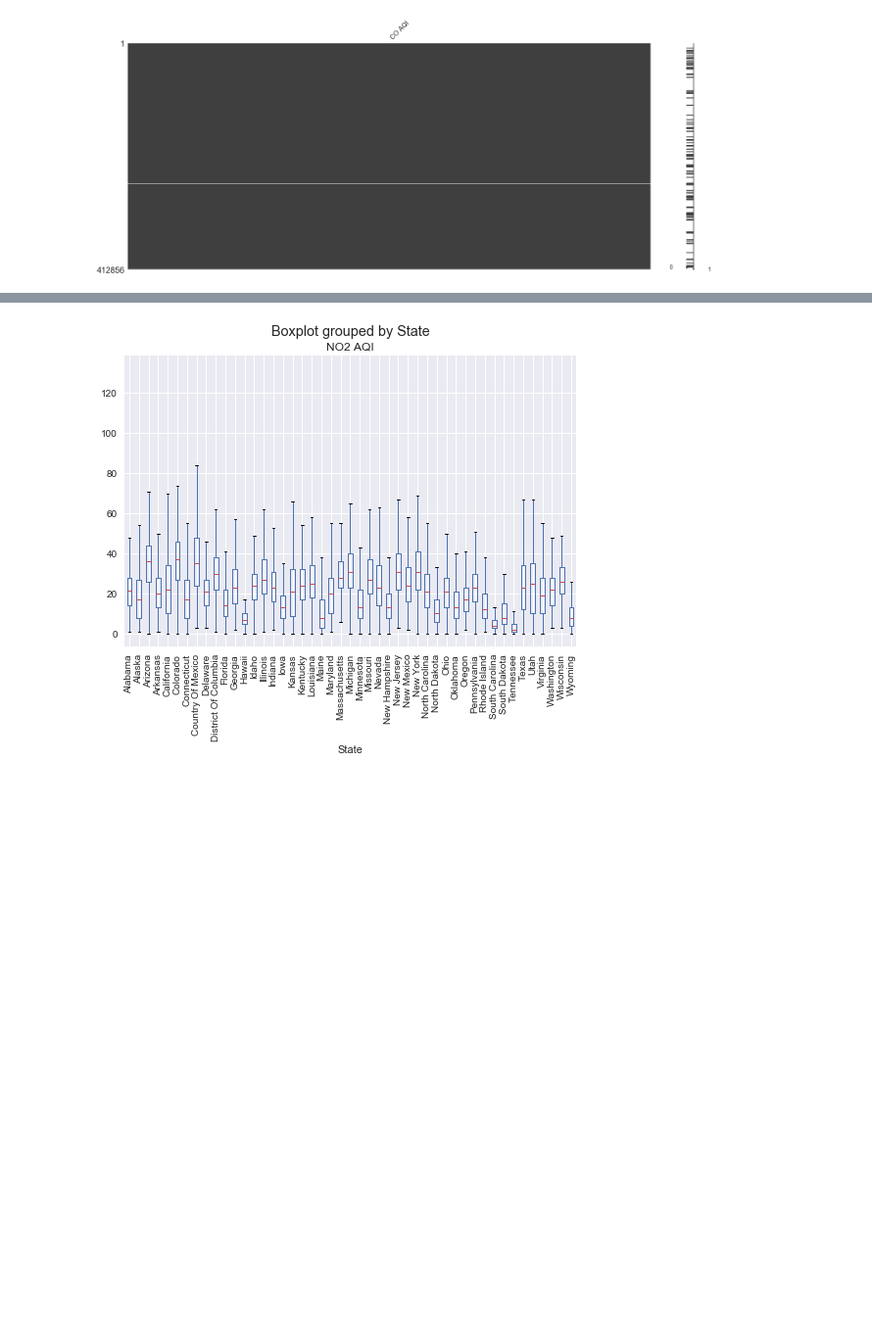
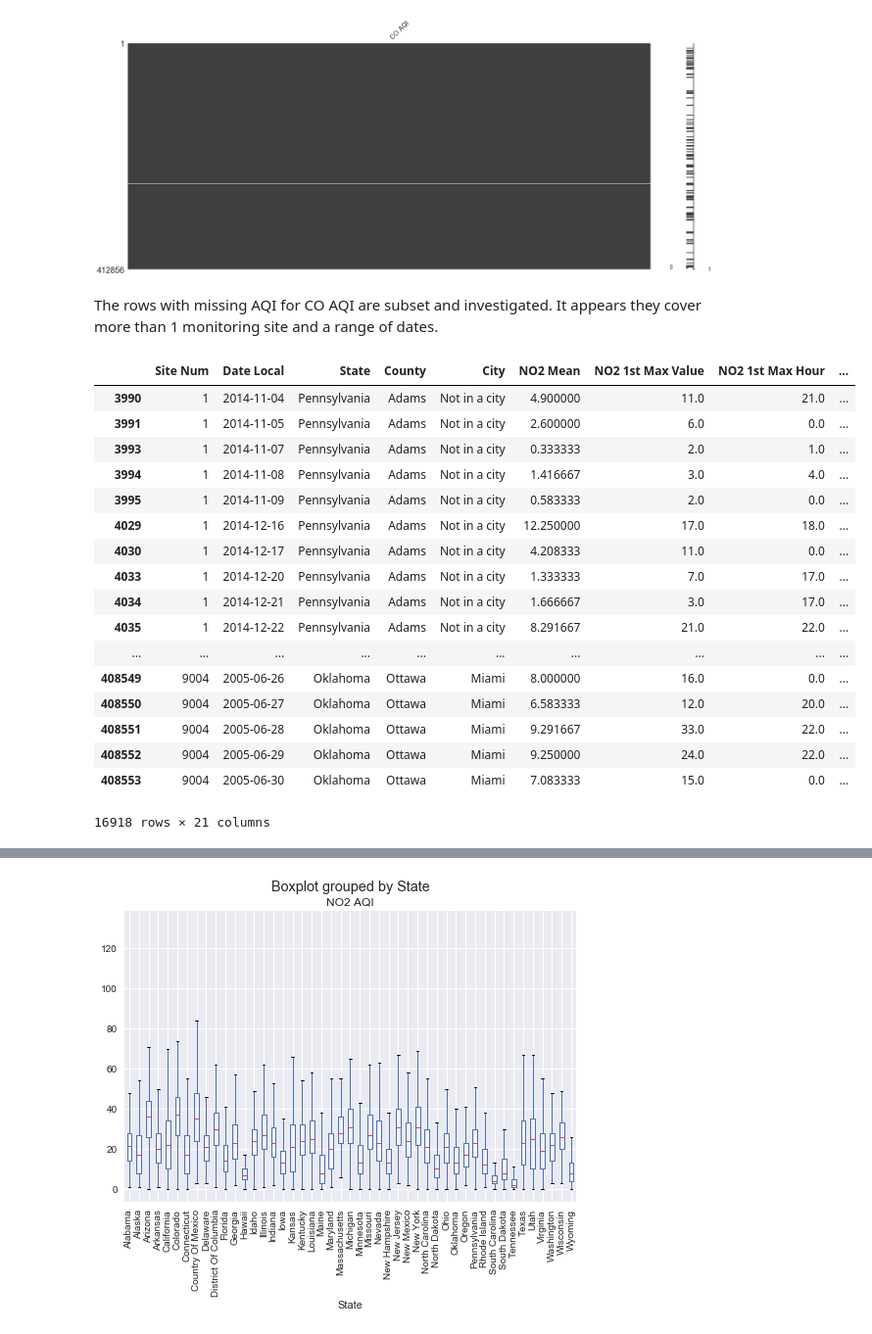
Before and after one commit to bouncebarkrun/Springboard-Data-Science-Career-Track, a Jupyter notebook: 1st Capstone Project/Capstone 1 Data Wrangling.ipynb, the cells around one changed output, grey strips where cells are left out. Shown: that part at 98% size. Drawn from its saved outputs; the diff is of its cells as text; code cells hidden in the pictures; blank space fills up the shorter version.

```diff
--- a/1st Capstone Project/Capstone 1 Data Wrangling.ipynb
+++ b/1st Capstone Project/Capstone 1 Data Wrangling.ipynb
@@ -129,0 +108,2 @@ dtype: bool
+# %%
+pollution['Date Local'] = pd.to_datetime(pollution['Date Local'])
@@ -142,0 +169,24 @@ mn.matrix(pollution[['CO AQI']])
+# %% [markdown]
+The rows with missing AQI for CO AQI are subset and investigated.  It appears they cover more than 1 monitoring site and a range of dates.
+# %%
+missing = pollution[pollution['CO AQI'] == 0]
+missing
+# %% [output]
+|  | Site Num | Date Local | State | County | City | NO2 Mean | NO2 1st Max Value | NO2 1st Max Hour | ... |
+| 3990 | 1 | 2014-11-04 | Pennsylvania | Adams | Not in a city | 4.900000 | 11.0 | 21.0 | ... |
+| 3991 | 1 | 2014-11-05 | Pennsylvania | Adams | Not in a city | 2.600000 | 6.0 | 0.0 | ... |
+| 3993 | 1 | 2014-11-07 | Pennsylvania | Adams | Not in a city | 0.333333 | 2.0 | 1.0 | ... |
+| 3994 | 1 | 2014-11-08 | Pennsylvania | Adams | Not in a city | 1.416667 | 3.0 | 4.0 | ... |
+| 3995 | 1 | 2014-11-09 | Pennsylvania | Adams | Not in a city | 0.583333 | 2.0 | 0.0 | ... |
+| 4029 | 1 | 2014-12-16 | Pennsylvania | Adams | Not in a city | 12.250000 | 17.0 | 18.0 | ... |
+| 4030 | 1 | 2014-12-17 | Pennsylvania | Adams | Not in a city | 4.208333 | 11.0 | 0.0 | ... |
+| 4033 | 1 | 2014-12-20 | Pennsylvania | Adams | Not in a city | 1.333333 | 7.0 | 17.0 | ... |
+| 4034 | 1 | 2014-12-21 | Pennsylvania | Adams | Not in a city | 1.666667 | 3.0 | 17.0 | ... |
+| 4035 | 1 | 2014-12-22 | Pennsylvania | Adams | Not in a city | 8.291667 | 21.0 | 22.0 | ... |
+| ... | ... | ... | ... | ... | ... | ... | ... | ... | ... |
+| 408549 | 9004 | 2005-06-26 | Oklahoma | Ottawa | Miami | 8.000000 | 16.0 | 0.0 | ... |
+| 408550 | 9004 | 2005-06-27 | Oklahoma | Ottawa | Miami | 6.583333 | 12.0 | 20.0 | ... |
+| 408551 | 9004 | 2005-06-28 | Oklahoma | Ottawa | Miami | 9.291667 | 33.0 | 22.0 | ... |
+| 408552 | 9004 | 2005-06-29 | Oklahoma | Ottawa | Miami | 9.250000 | 24.0 | 22.0 | ... |
+| 408553 | 9004 | 2005-06-30 | Oklahoma | Ottawa | Miami | 7.083333 | 15.0 | 0.0 | ... |
+16918 rows × 21 columns
```
Also changed, not shown: parts of 42 cells of this notebook.
